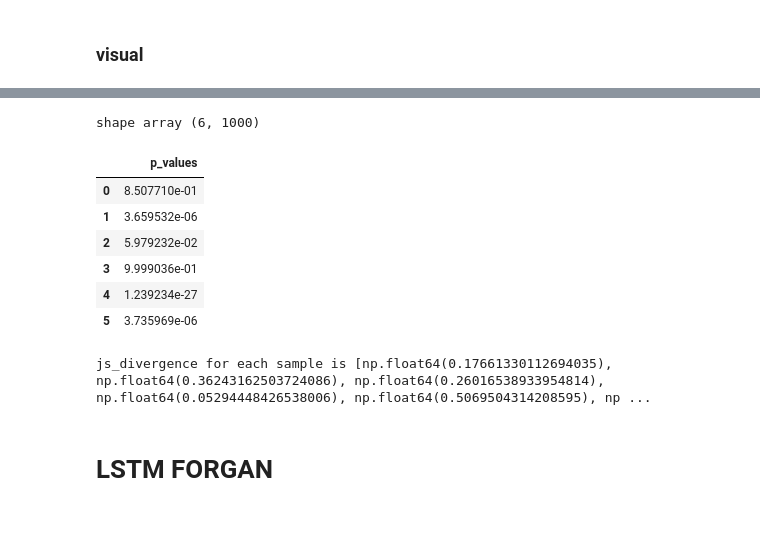
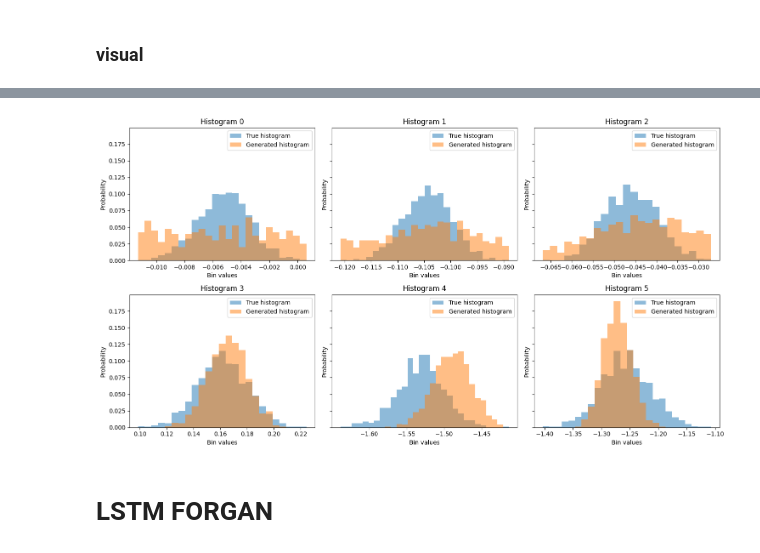
Before and after one commit to matteorofrano/CGAN-for-probability-distribution-generation, a Jupyter notebook: tests.ipynb, the cells around one changed output, grey strips where cells are left out. Saved outputs shown, nothing was run; the diff lists cells and outputs as text; code cells hidden in the pictures; blank space fills up the shorter version.

```diff
--- a/tests.ipynb
+++ b/tests.ipynb
@@ -921,34 +972,7 @@ conditional_gan.load_models()
-# %%
-
-mydata, _, _ = prepare_data(targets, paths)
-condition, generated = conditional_gan.generate(mydata, get_pdf=True, bins = bins)
-
-
-
-p_values = []
-for i, row in enumerate(pdfs):
-    _, p_value = ks_test_gan_cdf(generated[i], row)
-    p_values.append(p_value)
-
-test_df = pd.DataFrame({'p_values':p_values})
-test_df
-# %% [output]
-shape array (6, 1000)
-|  | p_values |
-| 0 | 8.507710e-01 |
-| 1 | 3.659532e-06 |
-| 2 | 5.979232e-02 |
-| 3 | 9.999036e-01 |
-| 4 | 1.239234e-27 |
-| 5 | 3.735969e-06 |
-# %%
-js_divergence = compute_js(generated, pdfs, is_log=False)
-mean_js = np.mean(js_divergence)
-print(f'js_divergence for each sample is {js_divergence}. The mean divergence is {mean_js}')
-# %% [output]
-js_divergence for each sample is [np.float64(0.17661330112694035), np.float64(0.36243162503724086), np.float64(0.26016538933954814), np.float64(0.05294448426538006), np.float64(0.5069504314208595), np ...
 # %%
-plot_bin_dist(pdfs, generated, bins, Xt, ncols=3)
+plot_bin_dist(true_pdfs, generated_pdfs, bins_values=bin_edges_list)
+# %% [output]
+[figure, added]
 # %% [markdown]
 # LSTM FORGAN
 # %%
```
Also changed, not shown: parts of 11 cells of this notebook, 21 other files.
